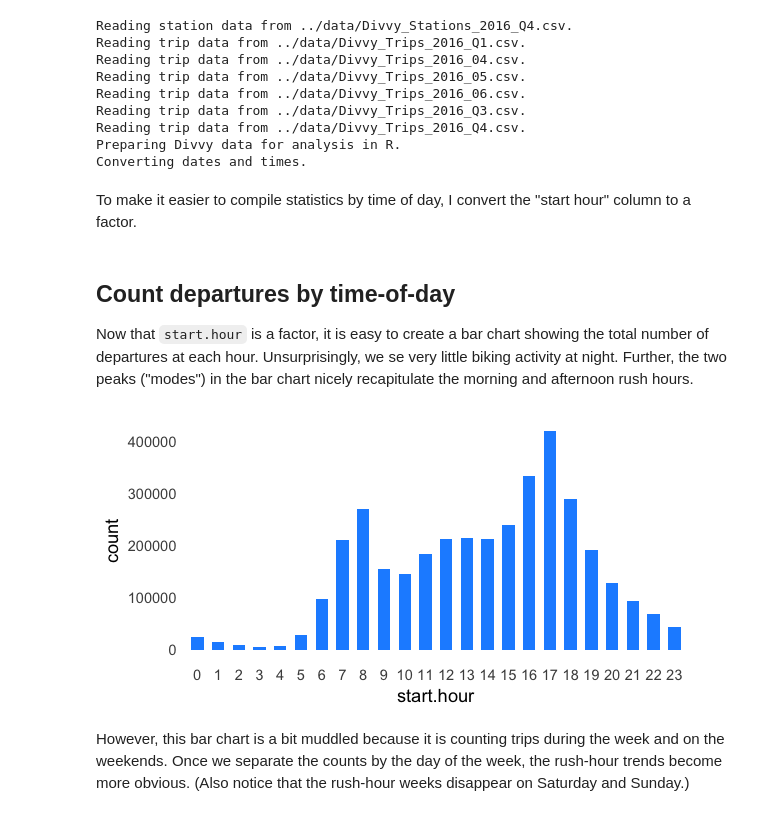
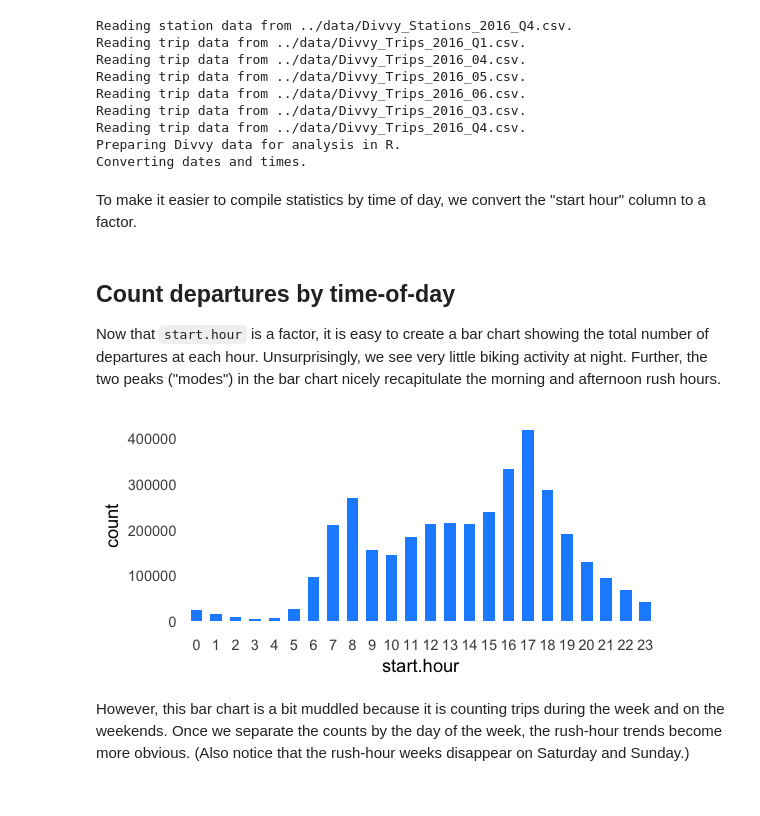
Before and after one commit to stephenslab/ipynb-website, a Jupyter notebook: analysis/time-of-day-trends.ipynb, the cells around one changed output. Cells and saved outputs as stored; diff of their text form; code cells hidden in the pictures.

```diff
--- a/analysis/time-of-day-trends.ipynb
+++ b/analysis/time-of-day-trends.ipynb
@@ -29,22 +29,22 @@ Reading trip data from ../data/Divvy_Trips_2016_Q4.csv.
 Preparing Divvy data for analysis in R.
 Converting dates and times.
 # %% [markdown]
-To make it easier to compile statistics by time of day, I convert the "start hour" column to a factor.
+To make it easier to compile statistics by time of day, we convert the "start hour" column to a factor.
 # %%
 divvy$trips <- transform(divvy$trips,start.hour = factor(start.hour,0:23))
 # %% [markdown]
 ## Count departures by time-of-day
 
-Now that `start.hour` is a factor, it is easy to create a bar chart showing the total number of departures at each hour. Unsurprisingly, we se very little biking activity at night. Further, the two peaks ("modes") in the bar chart nicely recapitulate the morning and afternoon rush hours.
+Now that `start.hour` is a factor, it is easy to create a bar chart showing the total number of departures at each hour. Unsurprisingly, we see very little biking activity at night. Further, the two peaks ("modes") in the bar chart nicely recapitulate the morning and afternoon rush hours.
 # %%
-options(repr.plot.width = 5, repr.plot.height = 2.5)
+options(repr.plot.width = 4.75, repr.plot.height = 2.25)
 ggplot(divvy$trips,aes(start.hour)) +
   geom_bar(fill = "dodgerblue",width = 0.6) +
   theme_minimal() +
   theme(panel.grid.major = element_blank(),
         panel.grid.minor = element_blank())
 # %% [output]
-[figure, old version]
+[figure, new version]
 # %% [markdown]
 However, this bar chart is a bit muddled because it is counting trips during the week and on the weekends. Once we separate the counts by the day of the week, the rush-hour trends become more obvious. (Also notice that the rush-hour weeks disappear on Saturday and Sunday.)
 # %%
```
Also changed, not shown: parts of 5 cells of this notebook, 3 other files.
